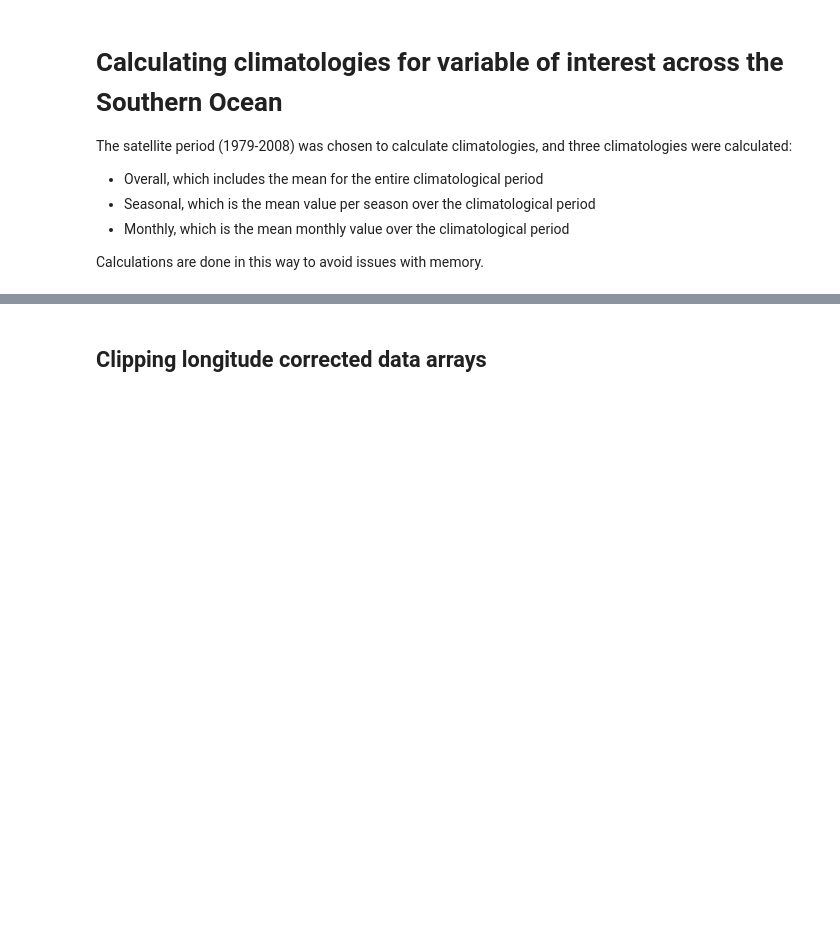
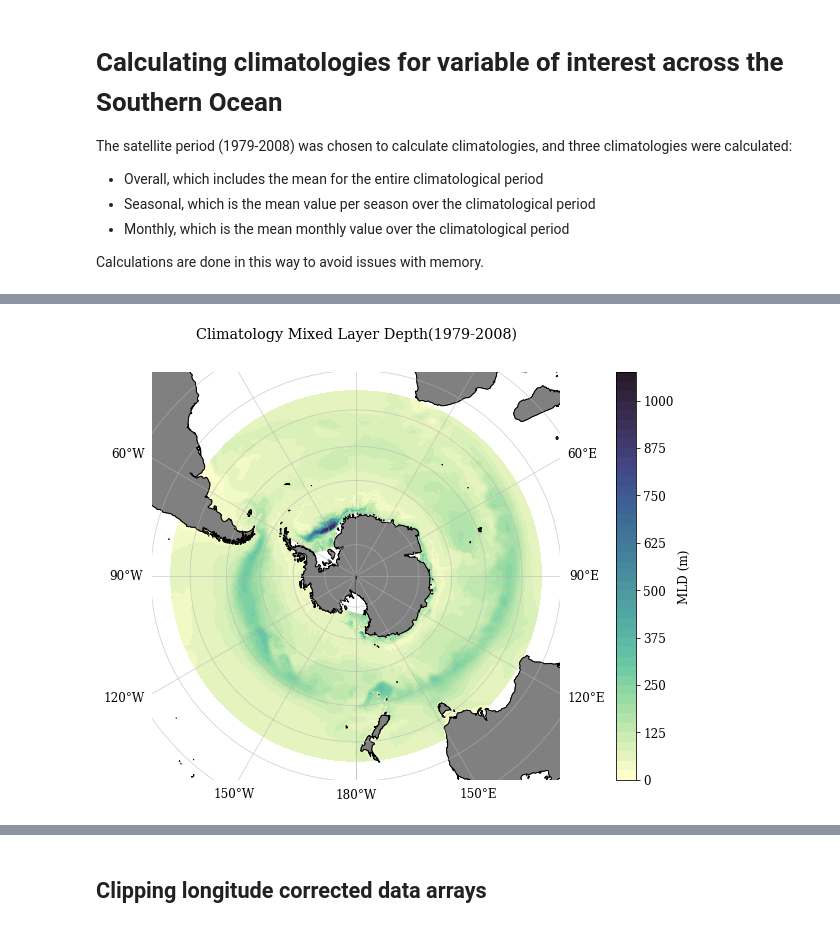
Before and after one commit to lidefi87/ACCESS_scripts_DFA, a Jupyter notebook: Scripts/ZonalStatistics.ipynb, the cells around one changed output, grey strips where cells are left out. Drawn from its saved outputs; the diff is of its cells as text; code cells hidden in the pictures; blank space fills up the shorter version.

```diff
--- a/Scripts/ZonalStatistics.ipynb
+++ b/Scripts/ZonalStatistics.ipynb
@@ -308,10 +261,0 @@ Remember, all this information comes from the dictionaries set in Section 1.2 an
-# %%
-SO_varInt = zsf.getACCESSdata(var_id, varDict[var_id]['start_date'][0], varDict[var_id]['end_date'][-1],
-                              freq = varDict[var_id]['freq'], ses = session)
-
-#Applying correction (offset) if necessary
-if not pd.isnull(varDict[var_id]['offset']):
-    SO_varInt = SO_varInt+varDict[var_id]['offset']
-
-#Checking data
-SO_varInt
@@ -433,9 +261,0 @@ A detail workflow of how this mask was created can be found in the script `0_Cre
-# %%
-#Loading mask
-regions = xr.load_dataarray('MEASO/MEASO_3Dmask.nc')
-
-#Plotting mask
-regions.plot(col = 'region', col_wrap = 5)
-
-#Storing the names of each sector as a list
-sectorNames = list(regions.region.values)
@@ -465,0 +276,73 @@ sectorNames
+# %%
+folder = os.path.join(varDict[var_id]['climatologies'], '*overall*.nc')
+fn = glob(folder)[0]
+
+clim_overall = xr.open_dataarray(fn)
+
+#Ensure folder where figures will be saved exists
+folder_out = varDict[var_id]['clim_fig']
+os.makedirs(folder_out, exist_ok = True)
+
+#Initialise figure
+fig = plt.figure(figsize = (10, 7.5))
+
+#Set font family and font size for the entire graph
+plt.rcParams['font.family'] = 'serif'
+plt.rcParams['font.size'] = 12
+
+maxv = np.ceil(float(clim_overall.max().values))+25
+
+levels = np.arange(0, maxv, 25)
+
+#Define projection to polar
+projection = ccrs.SouthPolarStereo()
+
+#Create variable containing the Antarctic continent - 50m is medium scale
+land_50m = cft.NaturalEarthFeature('physical', 'land', '50m', edgecolor = 'black', facecolor = 'gray',
+                                   linewidth = 0.5)
+
+ax = fig.add_subplot(111, projection = projection)
+
+#Add contour plot of sea ice advance
+p = clim_overall.plot.pcolormesh(x = 'xt_ocean', y = 'yt_ocean', levels = levels,
+                                 ax = ax, cmap = cm.cm.deep,
+                                transform = ccrs.PlateCarree(),
+                                add_colorbar = False)
+
+#Add land and coastlines
+ax.add_feature(land_50m)
+ax.coastlines(resolution = '50m')
+
+#Apply colourbar to figure and set it to be horizontal
+cb = fig.colorbar(p, ax = ax, label = (varDict[var_id]['short_name'] + ' (' + SO_varInt.attrs['units'] + ')'), pad = 0.1)
+
+#Add title
+ax.set_title('Climatology ' + varDict[var_id]['long_name'].title() + '(1979-2008)')
+
+#Draw gridlines
+gl = ax.gridlines(draw_labels = True, y_inline = False, color = "#b4b4b4", alpha = 0.6)
+#Locate longitude ticks - Set to every 30 deg
+gl.xlocator = mticker.FixedLocator(np.arange(-180, 181, 30))
+#Give longitude labels the correct format for longitudes
+gl.xformatter = LONGITUDE_FORMATTER
+#Set rotation of longitude labels to zero
+gl.xlabel_style = {'rotation': 0}
+#Set latitude labels to be transparent
+gl.ylabel_style = {'alpha': 0}
+#Add space between axis ticks and labels for x and y axes
+gl.xpadding = 9
+gl.ypadding = 9
+gl.xlabels_left = False
+gl.xlabels_right = True
+gl.xlabels_top = False
+
+#Remove the outside frame and ticklines of the figure
+[s.set_visible(False) for s in ax.spines.values()]
+[t.set_visible(False) for t in ax.get_xticklines()]
+[t.set_visible(False) for t in ax.get_yticklines()]
+
+fn = 'OverallClimatology_' + varDict[var_id]['short_name'] + '_1979-2008.png'
+
+plt.savefig(os.path.join(folder_out, fn), dpi = 300, bbox_inches = 'tight', pad_inches = 0.05)
+# %% [output]
+[figure, added]
```
Also changed, not shown: parts of 65 cells of this notebook, 15 other files.
